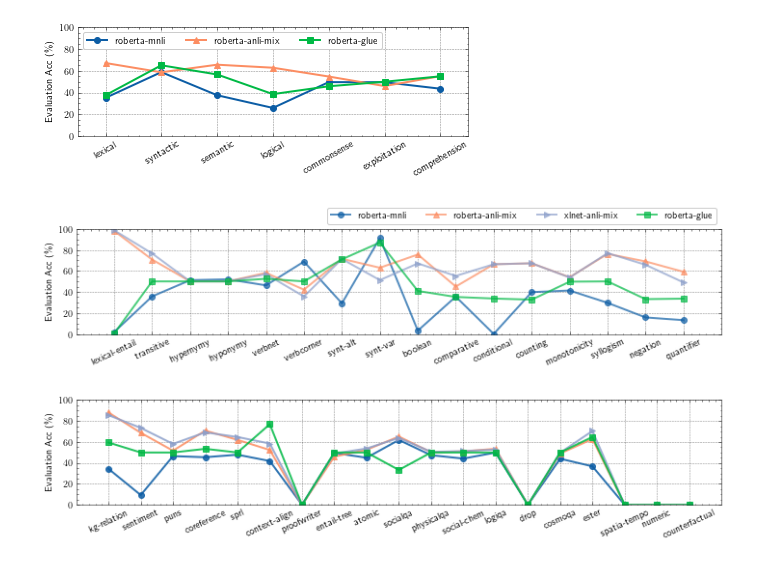
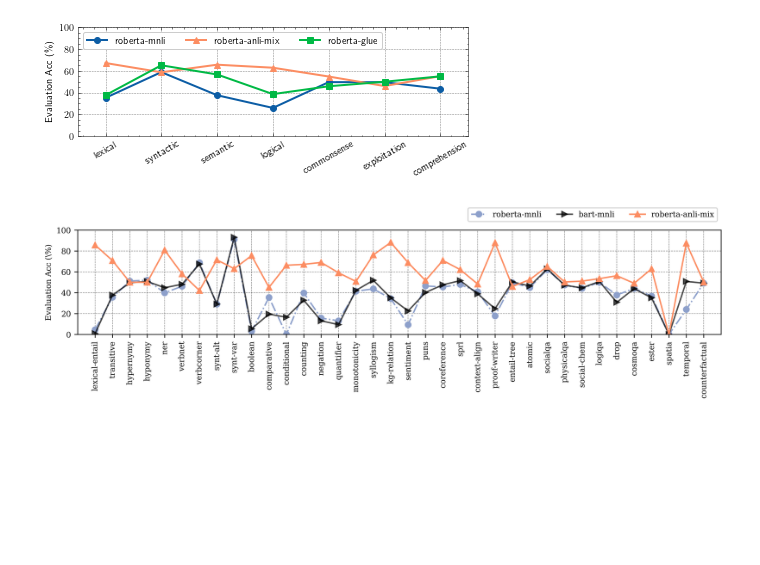
Before and after one commit to eric11eca/curriculum-ling, a Jupyter notebook: performance_plot.ipynb, the cells around one changed output. Drawn from its saved outputs; the diff is of its cells as text; code cells hidden in the pictures; blank space fills up the shorter version.

```diff
--- a/performance_plot.ipynb
+++ b/performance_plot.ipynb
@@ -86,12 +74,20 @@ binary_nli = py_io.read_json("./runs/zero-shot/mnli_roberta/binarynli_eval.json"
 
 common_nli = {**common_nli, **binary_nli}
 
-acc_list1_mnli = read_accuracy(task_names1)
-acc_list2_mnli = read_accuracy(task_names2)
-acc_list3_mnli = read_accuracy(task_names3)
+acc_list_mnli = read_accuracy(task_names)
 
 acc_mnli_category = [read_accuracy(category) for category in curriculum_tasks]
 acc_mnli_avg = [sum(category) / (len(category) - category.count(0)) for category in acc_mnli_category]
+# %%
+common_nli = py_io.read_json("./runs/zero-shot/mnli_bart/commonnli_eval.json")
+binary_nli = py_io.read_json("./runs/zero-shot/mnli_bart/binarynli_eval.json")
+
+common_nli = {**common_nli, **binary_nli}
+
+acc_list_bart_mnli = read_accuracy(task_names)
+
+acc_bart_mnli_category = [read_accuracy(category) for category in curriculum_tasks]
+acc_bart_mnli_avg = [sum(category) / (len(category) - category.count(0)) for category in acc_mnli_category]
 # %%
 common_nli = py_io.read_json("./runs/zero-shot/anli_xlnet/commonnli_eval.json")
 binary_nli = py_io.read_json("./runs/zero-shot/anli_xlnet/binarynli_eval.json")
@@ -200,58 +192,30 @@ with plt.style.context(['science', 'grid']):
 # %% [output]
 [figure]
 # %%
-x = np.arange(len(task_names1))
+x = np.arange(len(task_names))
 width = 0.15
-label = ["roberta-mnli", "roberta-anli-mix", "xlnet-anli-mix", "roberta-glue"]
-with plt.style.context(['science', 'grid']):
+label = ["roberta-mnli", "bart-mnli", "roberta-anli-mix", "xlnet-anli-mix", "roberta-glue"]
+with plt.style.context(['ieee', 'grid']):
   fig = plt.figure(figsize=(12, 2))
   ax = fig.add_subplot(111)
   #ax.bar(x - (width), acc_list1_mnli, width, label=label[0], alpha=0.7, color="#8da0cb")
   #ax.bar(x, acc_list1_anli, width, label=label[1], alpha=0.7,  color="#fc8d62")
   #ax.bar(x + (width), acc_list1_glue, width, label=label[2], alpha=0.7, )
-  ax.plot(x, acc_list1_mnli, 'o-', label=label[0], alpha=0.7, linewidth=2)
-  ax.plot(x, acc_list1_anli, '^-', label=label[1], alpha=0.7, color="#fc8d62", linewidth=2)
-  ax.plot(x, acc_list1_xlnet, '>-', label=label[2], alpha=0.7, color="#8da0cb", linewidth=2)
-  ax.plot(x, acc_list1_glue, 's-', label=label[3], alpha=0.7, linewidth=2)
+  ax.plot(x, acc_list_mnli, 'o-.', label=label[0], color="#8da0cb")
+  ax.plot(x, acc_list_bart_mnli, '>-', alpha=0.7, label=label[1])
+  ax.plot(x, acc_list_anli, '^-', label=label[2], color="#fc8d62")
+  #ax.plot(x, acc_list1_glue, 's-', label=label[3], alpha=0.7, linewidth=2)
 
   ax.set_xticks(x)
-  plt.xticks(rotation = 25)
-  ax.set_xticklabels(task_names1)
+  plt.xticks(rotation = 90)
+  ax.set_xticklabels(task_names)
   #ax.set_title('Curriculum Benchmark')
   ax.legend(loc="upper right", ncol=4, bbox_to_anchor=(1, 1.25))
   ax.autoscale(tight=True)
-  ax.set_xlim([-1, 16])
+  ax.set_xlim([-1, 36])
   ax.set_ylim([0, 100])
   ax.set(**pparam)
 
   fig.savefig(f'./curriculum/curriculum_label_1.pdf')
 # %% [output]
-[figure, old version]
+[figure, new version]
-# %%
-x = np.arange(len(task_names2))
-
-with plt.style.context(['science', 'grid']):
-  fig = plt.figure(figsize=(12, 2))
-  ax = fig.add_subplot(111)
-  #ax.bar(x - (width), acc_list2_mnli, width, label=label[0], alpha=0.7, color="#8da0cb")
-  #ax.bar(x, acc_list2_anli, width, label=label[1], alpha=0.7,  color="#fc8d62")
-  #ax.bar(x + (width), acc_list2_glue, width, label=label[2], alpha=0.7, )
-  ax.plot(x, acc_list2_mnli, 'o-', label=label[0], alpha=0.85, linewidth=2)
-  ax.plot(x, acc_list2_anli, '^-', label=label[1], alpha=0.85, color="#fc8d62", linewidth=2)
-  ax.plot(x, acc_list2_xlnet, '>-', label=label[2], alpha=0.85, color="#8da0cb", linewidth=2)
-  ax.plot(x, acc_list2_glue, 's-', label=label[3], alpha=0.85, linewidth=2)
-
-  ax.set_xticks(x)
-  plt.xticks(rotation = 25)
-  ax.set_xticklabels(task_names2)
-  #ax.set_title('Curriculum Benchmark')
-  #ax.legend(title='Label', loc="lower center", ncol=3, bbox_to_anchor=(0.5, 1.2))
-  #ax.legend(loc="upper right", ncol=3)
-  ax.autoscale(tight=True)
-  ax.set_xlim([-1, 19])
-  ax.set_ylim([0, 100])
-  ax.set(**pparam)
-
-  fig.savefig(f'./curriculum/curriculum_label_2.pdf')
-# %% [output]
-[figure, removed]
```
Also changed, not shown: parts of 14 cells of this notebook.
